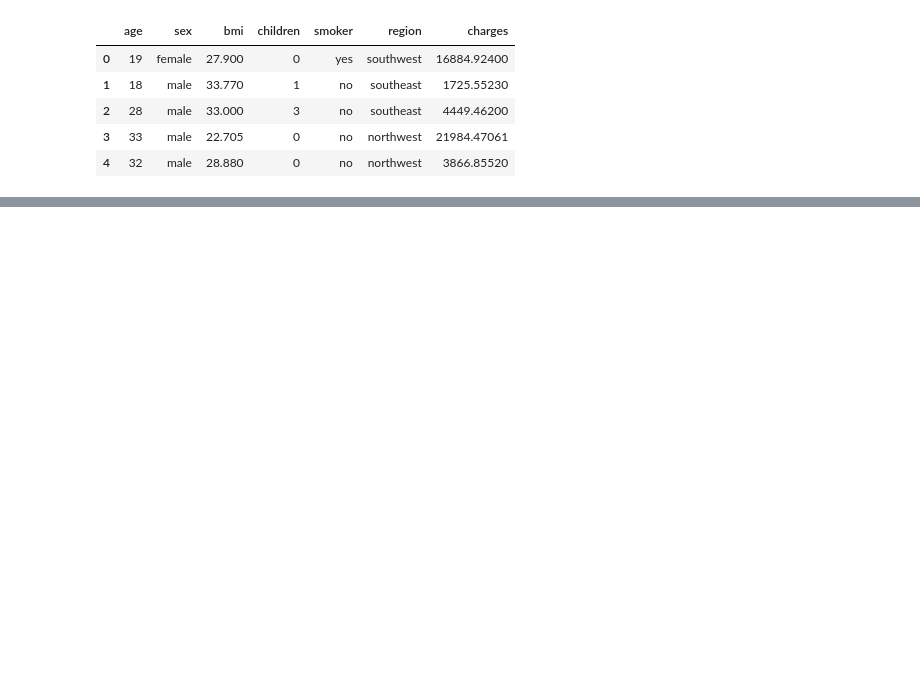
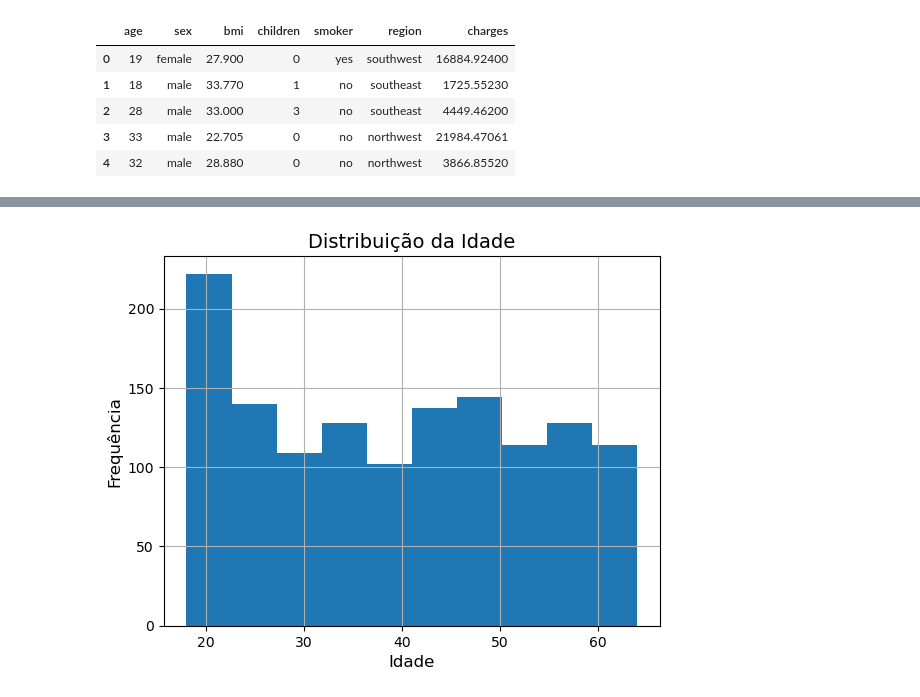
Before and after one commit to devAquino/Medical-Insurance-Analysis, a Jupyter notebook: insurance.ipynb, the cells around one changed output, grey strips where cells are left out. Drawn from its saved outputs; the diff is of its cells as text; code cells hidden in the pictures; blank space fills up the shorter version.

Commit message:
Plot Pandas

```diff
--- a/insurance.ipynb
+++ b/insurance.ipynb
@@ -30,0 +61,12 @@ df_seguro.head()
+# %%
+ax_hist = df_seguro['age'].plot(kind = 'hist',
+                    grid = 1,
+                    legend = None)
+
+ax_hist.set_xlabel("Idade", fontsize = 12, rotation = 0)
+ax_hist.set_ylabel("Frequência", fontsize = 12)
+ax_hist.set_title("Distribuição da Idade", fontsize = 14, rotation = 0)
+
+ax_hist = ax_hist
+# %% [output]
+[figure, added]
```
Also changed, not shown: parts of 5 cells of this notebook.
